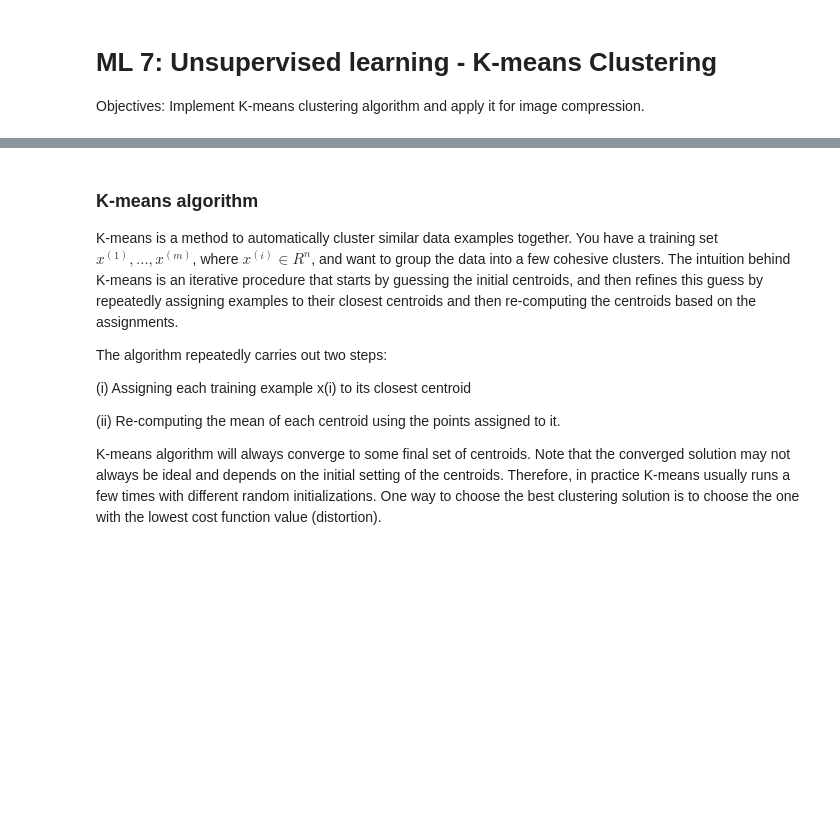
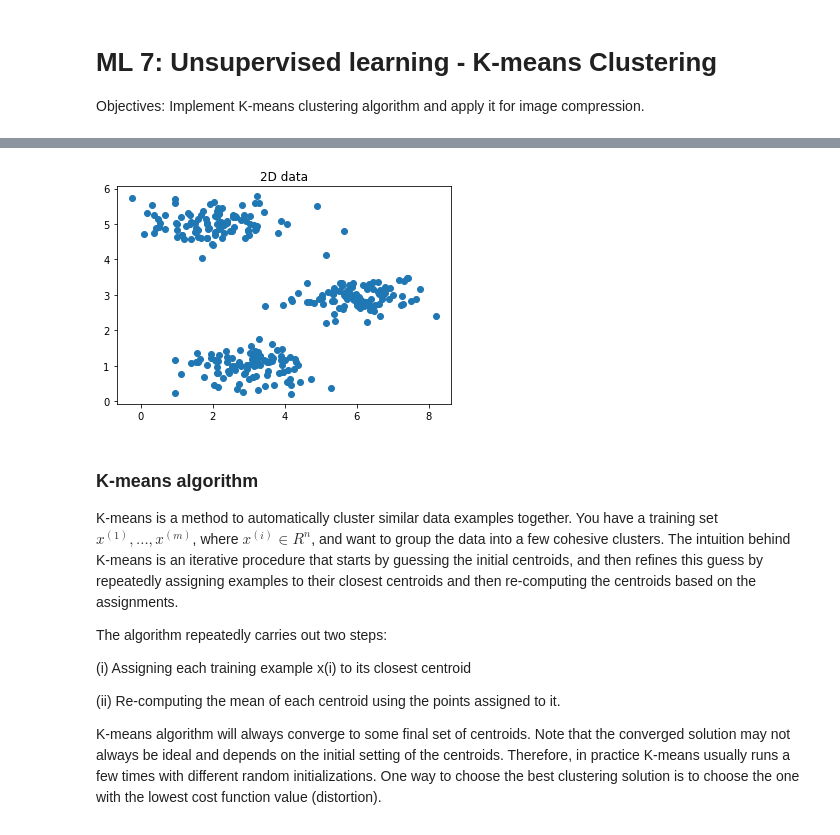
Before and after one commit to pedrovt/aa-labs, a Jupyter notebook: Lab7-KMeansClustering_PCA/K-means_Clustering.ipynb, the cells around one changed output, grey strips where cells are left out. Cells and saved outputs as stored; diff of their text form; code cells hidden in the pictures; blank space fills up the shorter version.

```diff
--- a/Lab7-KMeansClustering_PCA/K-means_Clustering.ipynb
+++ b/Lab7-KMeansClustering_PCA/K-means_Clustering.ipynb
@@ -17,12 +17,15 @@ Plot the data and get a figure similar to Fig.1.
 <caption><center> **Fig. 1** : **Training data** </center></caption>
 # %%
 # Use loadmat to load matlab file ex7data2.mat and extact X
-
-X = ?
+data = loadmat("ex7data2.mat")
+X = data["X"]
 
 #Create Fig.1.
-
- ?
+plt.scatter(X[:,0],X[:,1])
+plt.title("2D data")
+plt.show()
+# %% [output]
+[figure, added]
 # %% [markdown]
 ### K-means algorithm
 
```
Also changed, not shown: parts of 11 cells of this notebook.
